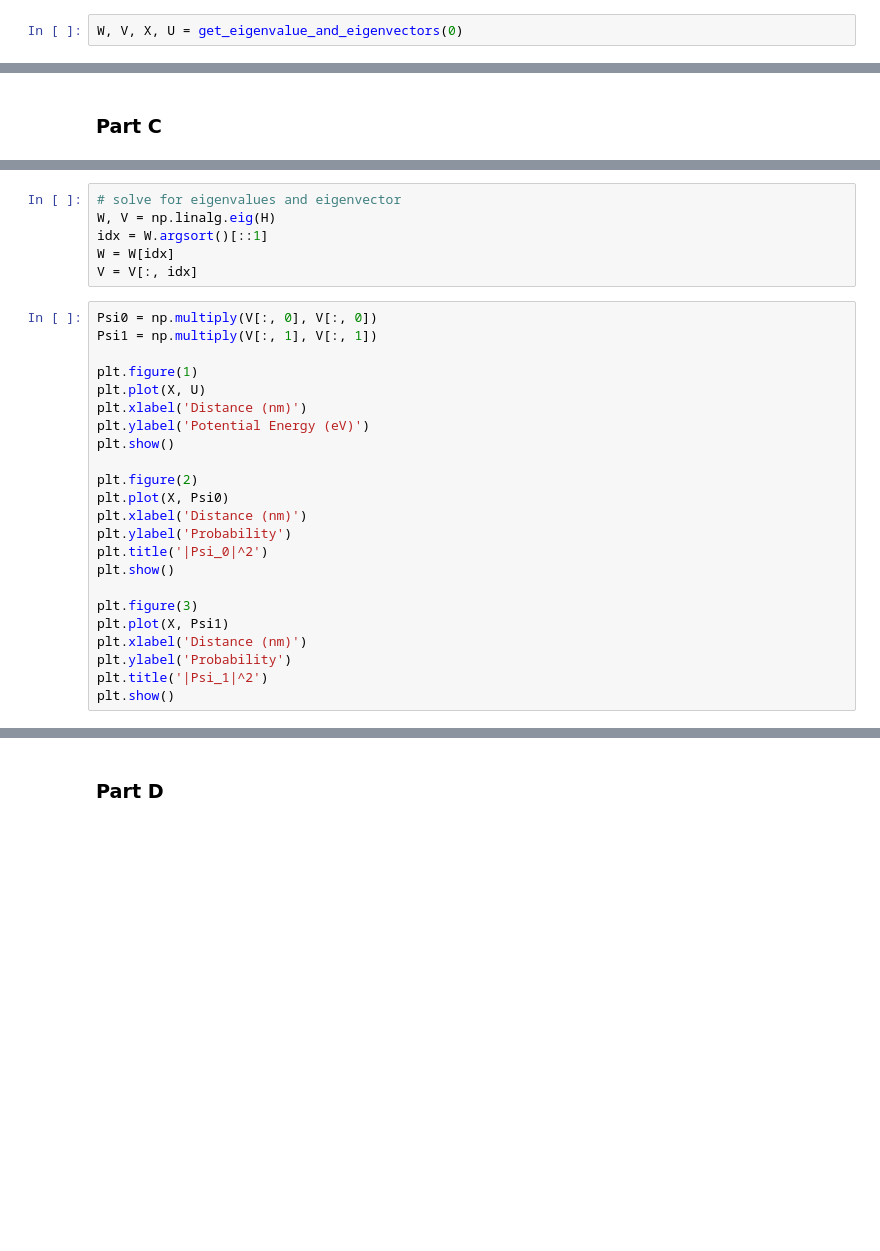
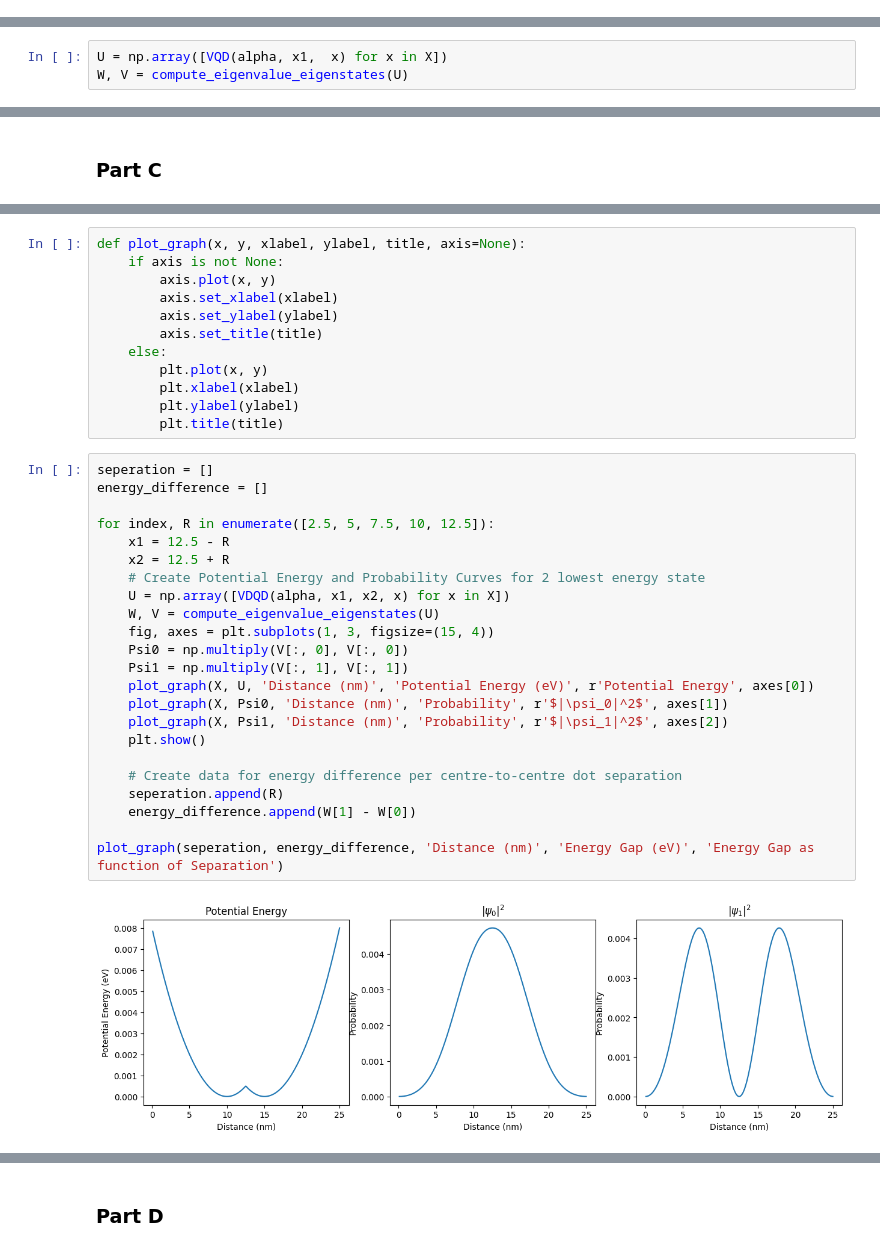
Before and after one commit to RoyZhenLongLim/PHYS3112, a Jupyter notebook: ComputationalEssay/ComputationalEssay.ipynb, the cells around one changed output, grey strips where cells are left out. Saved outputs shown, nothing was run; the diff lists cells and outputs as text; blank space fills up the shorter version.

```diff
--- a/ComputationalEssay/ComputationalEssay.ipynb
+++ b/ComputationalEssay/ComputationalEssay.ipynb
@@ -129,2 +98,0 @@ Text(0, 0.5, 'Energy Gap (eV)')
-# %%
-W, V, X, U = get_eigenvalue_and_eigenvectors(0)
@@ -130,0 +138,3 @@ W, V, X, U = get_eigenvalue_and_eigenvectors(0)
+# %%
+U = np.array([VQD(alpha, x1,  x) for x in X])
+W, V = compute_eigenvalue_eigenstates(U)
@@ -189,29 +192,37 @@ H = np.diag(on + U) + np.diag(off, 1) + np.diag(off, -1)
-# %%
-# solve for eigenvalues and eigenvector
-W, V = np.linalg.eig(H)
-idx = W.argsort()[::1]
-W = W[idx]
-V = V[:, idx]
-# %%
-Psi0 = np.multiply(V[:, 0], V[:, 0])
-Psi1 = np.multiply(V[:, 1], V[:, 1])
-
-plt.figure(1)
-plt.plot(X, U)
-plt.xlabel('Distance (nm)')
-plt.ylabel('Potential Energy (eV)')
-plt.show()
-
-plt.figure(2)
-plt.plot(X, Psi0)
-plt.xlabel('Distance (nm)')
-plt.ylabel('Probability')
-plt.title('|Psi_0|^2')
-plt.show()
-
-plt.figure(3)
-plt.plot(X, Psi1)
-plt.xlabel('Distance (nm)')
-plt.ylabel('Probability')
-plt.title('|Psi_1|^2')
-plt.show()
+# %%
+def plot_graph(x, y, xlabel, ylabel, title, axis=None):
+    if axis is not None:
+        axis.plot(x, y)
+        axis.set_xlabel(xlabel)
+        axis.set_ylabel(ylabel)
+        axis.set_title(title)
+    else:
+        plt.plot(x, y)
+        plt.xlabel(xlabel)
+        plt.ylabel(ylabel)
+        plt.title(title)
+# %%
+seperation = []
+energy_difference = []
+
+for index, R in enumerate([2.5, 5, 7.5, 10, 12.5]):
+    x1 = 12.5 - R
+    x2 = 12.5 + R
+    # Create Potential Energy and Probability Curves for 2 lowest energy state
+    U = np.array([VDQD(alpha, x1, x2, x) for x in X])
+    W, V = compute_eigenvalue_eigenstates(U)
+    fig, axes = plt.subplots(1, 3, figsize=(15, 4))
+    Psi0 = np.multiply(V[:, 0], V[:, 0])
+    Psi1 = np.multiply(V[:, 1], V[:, 1])
+    plot_graph(X, U, 'Distance (nm)', 'Potential Energy (eV)', r'Potential Energy', axes[0])
+    plot_graph(X, Psi0, 'Distance (nm)', 'Probability', r'$|\psi_0|^2$', axes[1])
+    plot_graph(X, Psi1, 'Distance (nm)', 'Probability', r'$|\psi_1|^2$', axes[2])
+    plt.show()
+
+    # Create data for energy difference per centre-to-centre dot separation
+    seperation.append(R)
+    energy_difference.append(W[1] - W[0])
+
+plot_graph(seperation, energy_difference, 'Distance (nm)', 'Energy Gap (eV)', 'Energy Gap as function of Separation')
+# %% [output]
+[figure, added]
```
Also changed, not shown: parts of 22 cells of this notebook, 2 other files.
